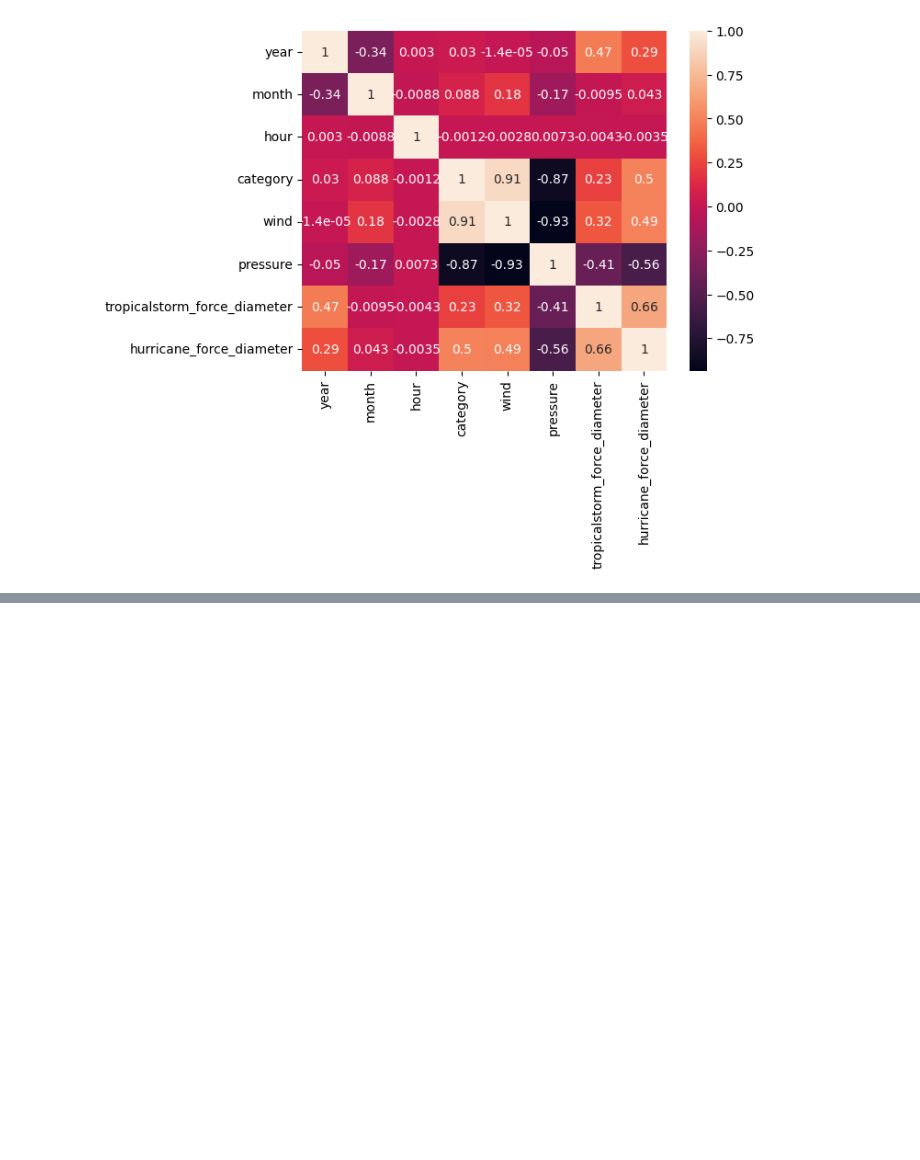
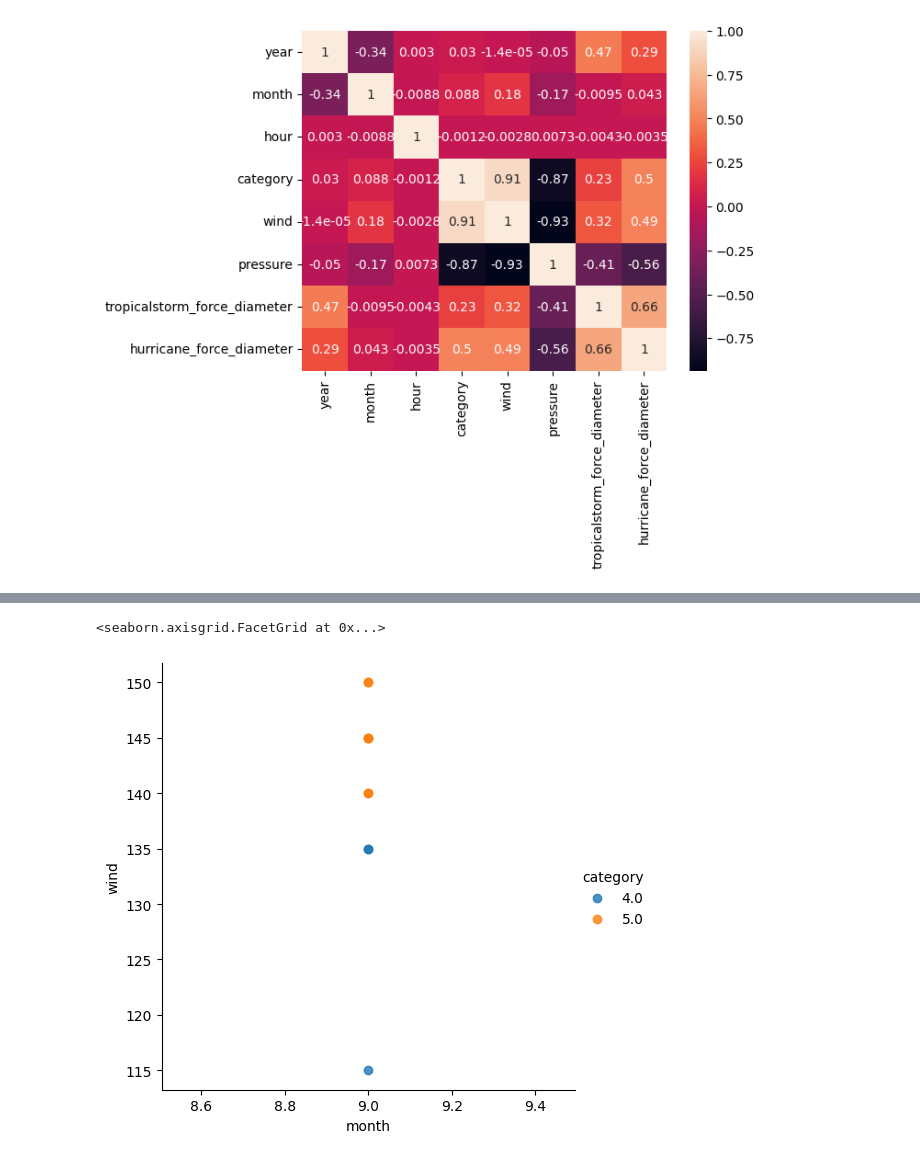
Before and after one commit to jtsillan/DataAnalytics, a Jupyter notebook: exercise_set_4/exercise_set_4_3b_stroms.ipynb, the cells around one changed output, grey strips where cells are left out. Cells and saved outputs as stored; diff of their text form; code cells hidden in the pictures; blank space fills up the shorter version.

```diff
--- a/exercise_set_4/exercise_set_4_3b_stroms.ipynb
+++ b/exercise_set_4/exercise_set_4_3b_stroms.ipynb
@@ -234,0 +284,5 @@ sns.heatmap(correlations1, annot=True)
+# %%
+# Select year 2017 and category
+# Again there is only one hurricane
+year_2017 = df1.query("year == 2017 and category >= 4.0")
+year_2017
@@ -234,0 +301,6 @@ sns.heatmap(correlations1, annot=True)
+# %%
+# Plot 2017 data
+sns.lmplot(x='month', y='wind', data=year_2017, hue='category')
+# %% [output]
+<seaborn.axisgrid.FacetGrid at 0x...>
+[figure, added]
```
Also changed, not shown: parts of 6 cells of this notebook.
